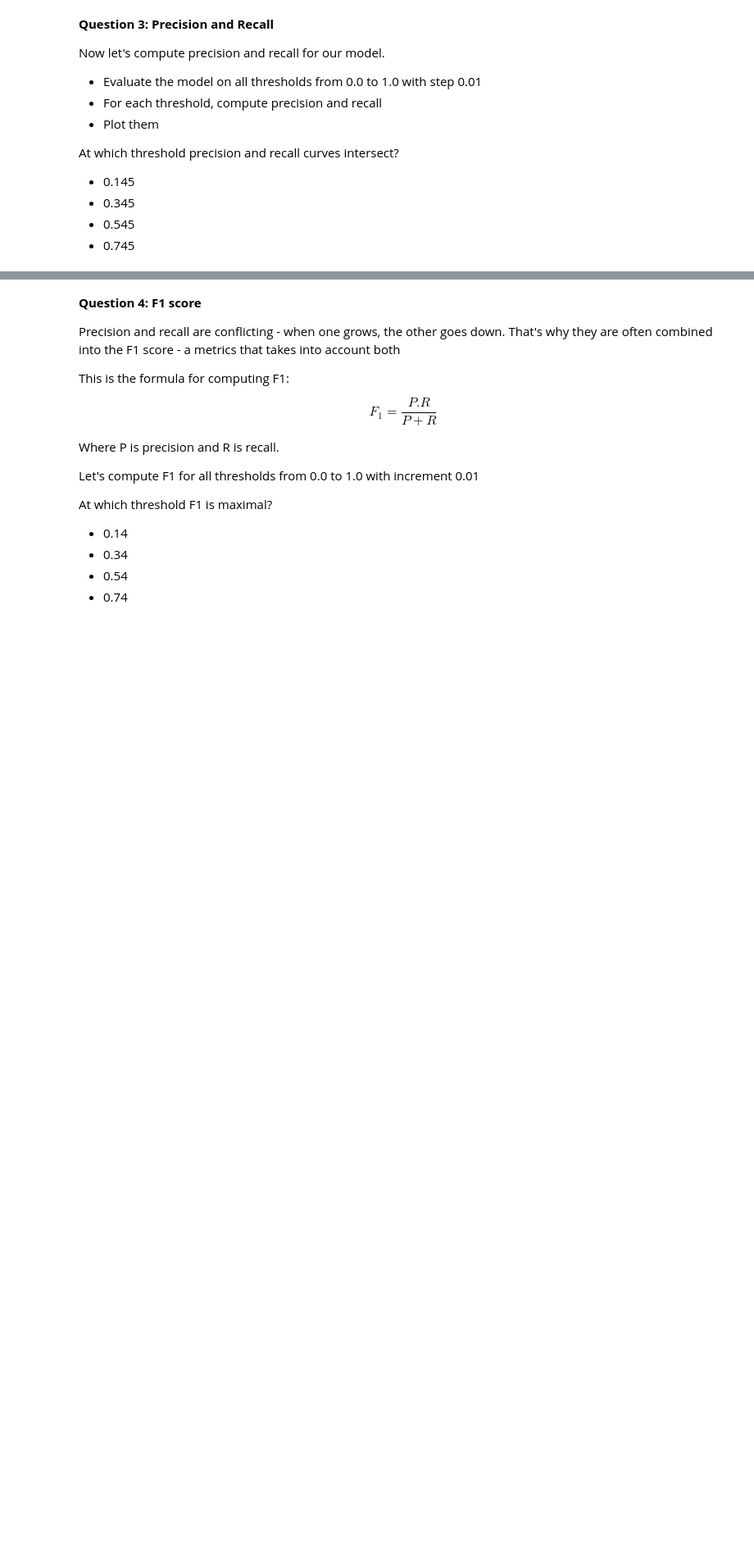
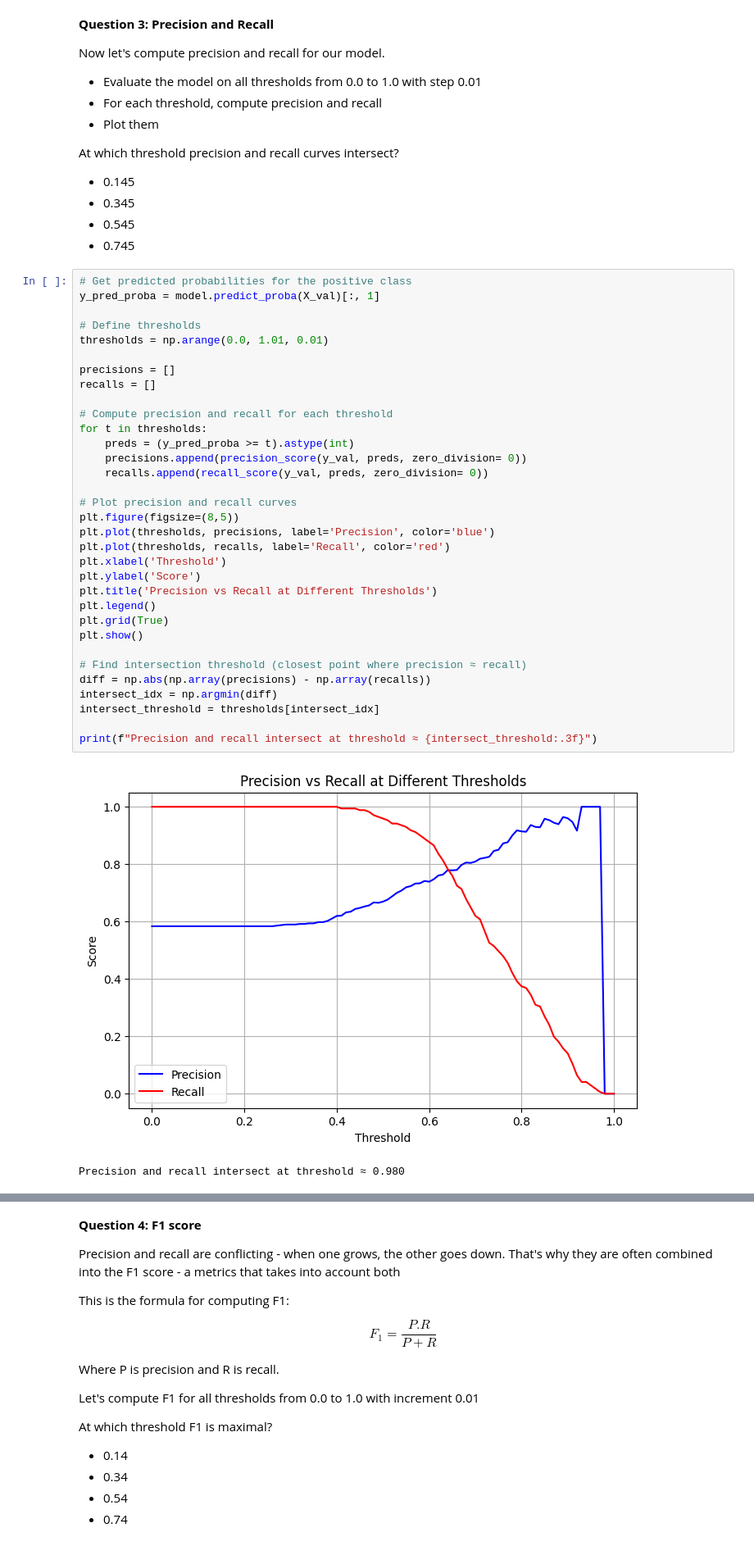
Before and after one commit to dangoled/ML_ZoomCamp_2025, a Jupyter notebook: homeworks/03 Evaluation/03 Evaluation_HW.ipynb, the cells around one changed output, grey strips where cells are left out. Shown at 82% size. Drawn from its saved outputs; the diff is of its cells as text; blank space fills up the shorter version.

```diff
--- a/homeworks/03 Evaluation/03 Evaluation_HW.ipynb
+++ b/homeworks/03 Evaluation/03 Evaluation_HW.ipynb
@@ -173,3 +173,39 @@ At which threshold precision and recall curves intersect?
 - 0.345
 - 0.545
 - 0.745
+# %%
+# Get predicted probabilities for the positive class
+y_pred_proba = model.predict_proba(X_val)[:, 1]
+
+# Define thresholds
+thresholds = np.arange(0.0, 1.01, 0.01)
+
+precisions = []
+recalls = []
+
+# Compute precision and recall for each threshold
+for t in thresholds:
+    preds = (y_pred_proba >= t).astype(int)
+    precisions.append(precision_score(y_val, preds, zero_division= 0))
+    recalls.append(recall_score(y_val, preds, zero_division= 0))
+
+# Plot precision and recall curves
+plt.figure(figsize=(8,5))
+plt.plot(thresholds, precisions, label='Precision', color='blue')
+plt.plot(thresholds, recalls, label='Recall', color='red')
+plt.xlabel('Threshold')
+plt.ylabel('Score')
+plt.title('Precision vs Recall at Different Thresholds')
+plt.legend()
+plt.grid(True)
+plt.show()
+
+# Find intersection threshold (closest point where precision ≈ recall)
+diff = np.abs(np.array(precisions) - np.array(recalls))
+intersect_idx = np.argmin(diff)
+intersect_threshold = thresholds[intersect_idx]
+
+print(f"Precision and recall intersect at threshold ≈ {intersect_threshold:.3f}")
+# %% [output]
+[figure, added]
+Precision and recall intersect at threshold ≈ 0.980
```
Also changed, not shown: parts of 5 cells of this notebook.
